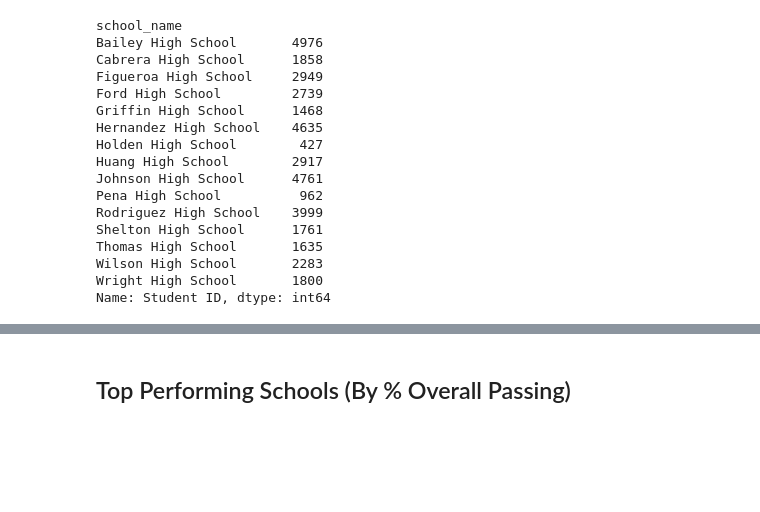
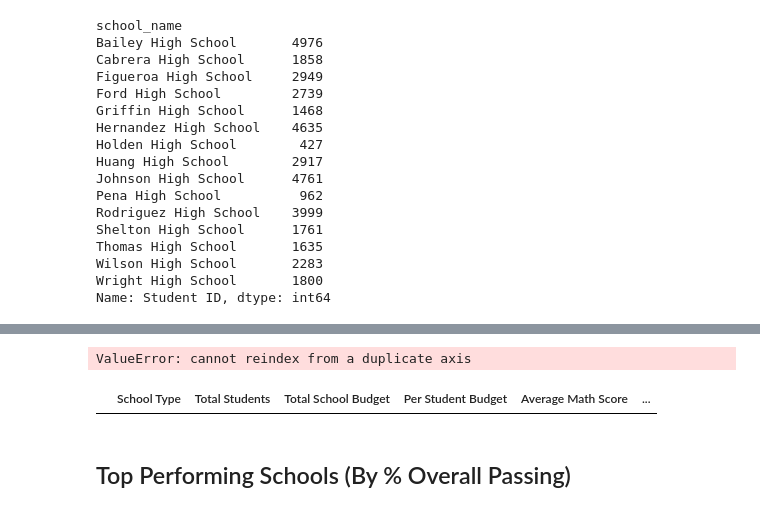
Before and after one commit to Jenkir/Analyzing-School-District-Data-Using-Pandas, a Jupyter notebook: PyCitySchools/PyCitySchools_starter.ipynb, the cells around one changed output, grey strips where cells are left out. Drawn from its saved outputs; the diff is of its cells as text; code cells hidden in the pictures; blank space fills up the shorter version.

```diff
--- a/PyCitySchools/PyCitySchools_starter.ipynb
+++ b/PyCitySchools/PyCitySchools_starter.ipynb
@@ -183,7 +177,7 @@ Name: type, Length: 39170, dtype: object
 # %%
 #Total Students
-total_stu = school_df["Student ID"].count()
-total_stu
+total_stud = school_df["Student ID"].count()
+total_stud
 # %% [output]
 school_name
 Bailey High School       4976
@@ -205,9 +221,6 @@ Name: Student ID, dtype: int64
 # %%
-#Total School Budget
-total_budg = school_data.set_index('school_name')['budget']
-
 #Per Student Budget
-per_stu_budget = total_budg/total_stu
+per_stu_budget = total_budg/total_stud
 
 #Average Math Score
 avg_math_score = school_df["math_score"].mean()
@@ -217,10 +248,10 @@ avg_math_score
 avg_reading_score = school_df["reading_score"].mean()
 
 # % Passing Math
-percent_pass_math = school_data_complete.loc[school_data_complete["math_score"] >= 70].groupby('school_name')['Student ID'].count()/total_stu
+percent_pass_math = school_data_complete.loc[school_data_complete["math_score"] >= 70].groupby('school_name')['Student ID'].count()/total_stud
 
 # % Passing reading
-percent_pass_reading = school_data_complete.loc[school_data_complete["reading_score"] >= 70].groupby('school_name')['Student ID'].count()/total_stu
+percent_pass_reading = school_data_complete.loc[school_data_complete["reading_score"] >= 70].groupby('school_name')['Student ID'].count()/total_stud
 
 # Overall Passing Rate
 overall_pass_rate = (percent_pass_math + percent_pass_reading)/2
@@ -228,7 +259,7 @@ overall_pass_rate = (percent_pass_math + percent_pass_reading)/2
 # Create a new DataFrame that groups data by specific school.
 school_summary_df = pd.DataFrame({
                                "School Type" : sch_types,
-                               "Total Students" : total_stu,
+                               "Total Students" : total_stud,
                                "Total School Budget" : total_budg,
                                "Per Student Budget" : per_stu_budget,
                                "Average Math Score" : avg_math_score,
@@ -236,9 +267,14 @@ school_summary_df = pd.DataFrame({
                                "% Passing Math": percent_pass_math,
                                "% Passing Reading" : percent_pass_reading,
                                "Overall Passing Rate" : overall_pass_rate
-
-                            })
+                                })
 school_summary_df
+# %% [output]
+ValueError: cannot reindex from a duplicate axis
+# %%
+school_summary_df[school_summary_df.index.duplicated()]
+# %% [output]
+|  | School Type | Total Students | Total School Budget | Per Student Budget | Average Math Score | ... |
 # %%
 #create dictionary and append as get items; this code is from tutor session
 #school_dic = {}
```
Also changed, not shown: parts of 8 cells of this notebook, 4 other files.
